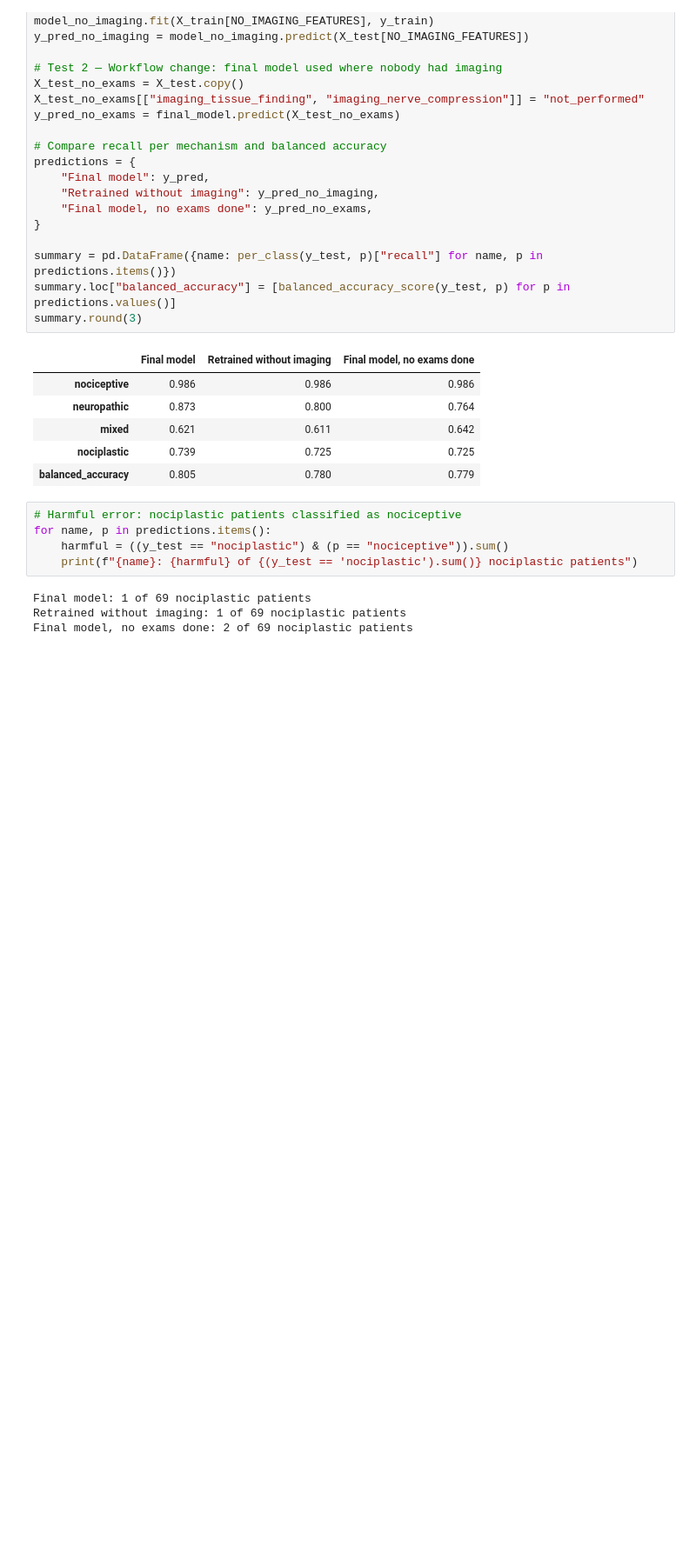
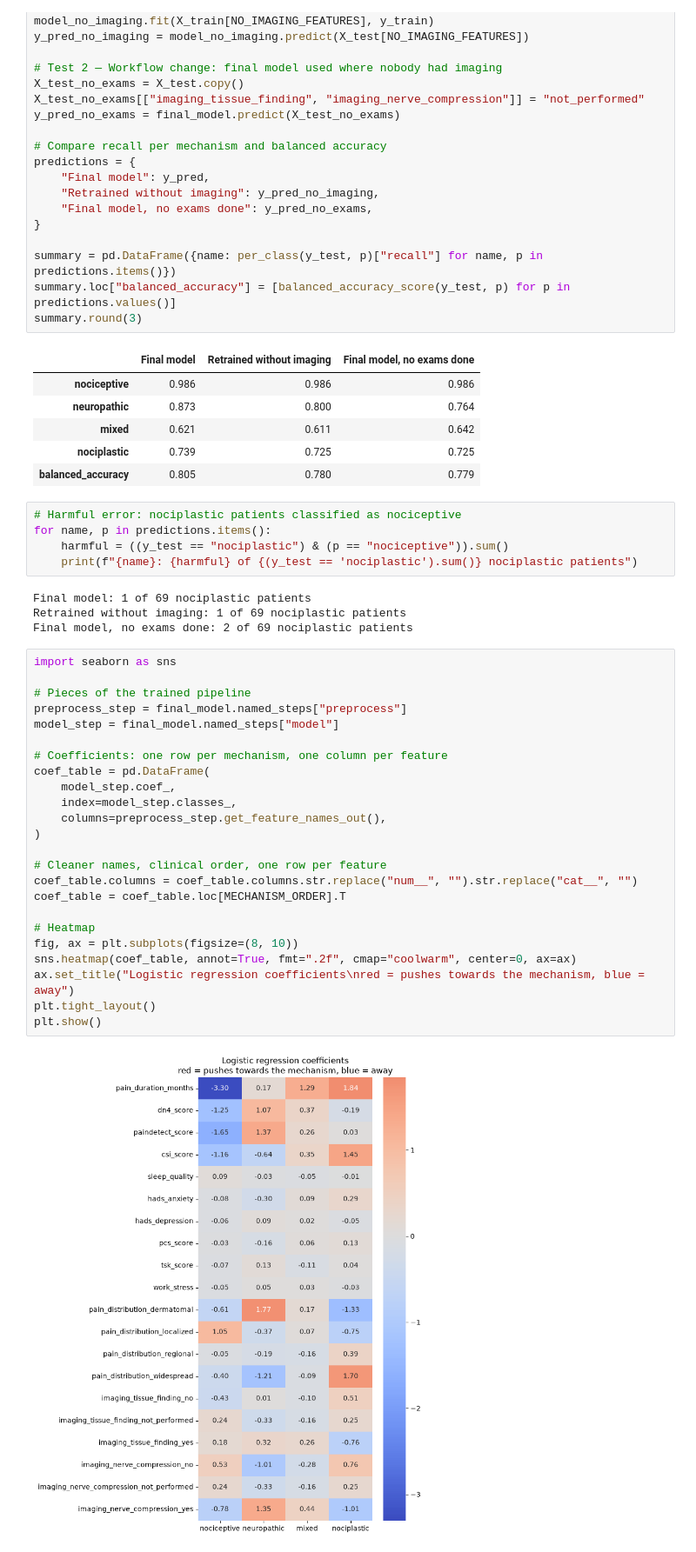
Before and after one commit to RenatoMurayama/pain-mechanism-classifier, a Jupyter notebook: notebooks/03_modeling.ipynb, the cells around one changed output. Shown at 87% size. Drawn from its saved outputs; the diff is of its cells as text; blank space fills up the shorter version.

Commit message:
Add global explanation: logistic regression coefficient heatmap

```diff
--- a/notebooks/03_modeling.ipynb
+++ b/notebooks/03_modeling.ipynb
@@ -292,3 +292,29 @@ for name, p in predictions.items():
 Final model: 1 of 69 nociplastic patients
 Retrained without imaging: 1 of 69 nociplastic patients
 Final model, no exams done: 2 of 69 nociplastic patients
+# %%
+import seaborn as sns
+
+# Pieces of the trained pipeline
+preprocess_step = final_model.named_steps["preprocess"]
+model_step = final_model.named_steps["model"]
+
+# Coefficients: one row per mechanism, one column per feature
+coef_table = pd.DataFrame(
+    model_step.coef_,
+    index=model_step.classes_,
+    columns=preprocess_step.get_feature_names_out(),
+)
+
+# Cleaner names, clinical order, one row per feature
+coef_table.columns = coef_table.columns.str.replace("num__", "").str.replace("cat__", "")
+coef_table = coef_table.loc[MECHANISM_ORDER].T
+
+# Heatmap
+fig, ax = plt.subplots(figsize=(8, 10))
+sns.heatmap(coef_table, annot=True, fmt=".2f", cmap="coolwarm", center=0, ax=ax)
+ax.set_title("Logistic regression coefficients\nred = pushes towards the mechanism, blue = away")
+plt.tight_layout()
+plt.show()
+# %% [output]
+[figure, added]
```
